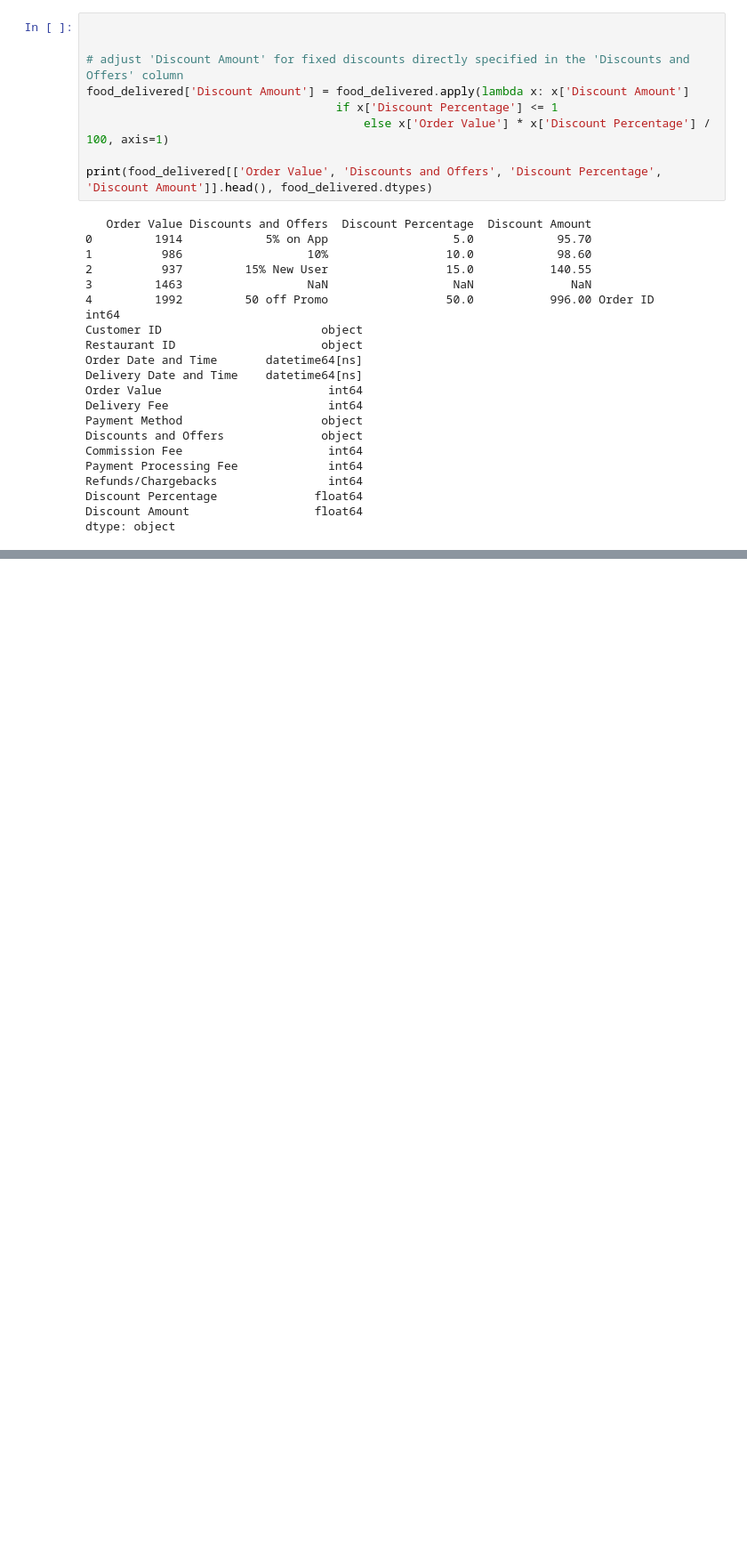
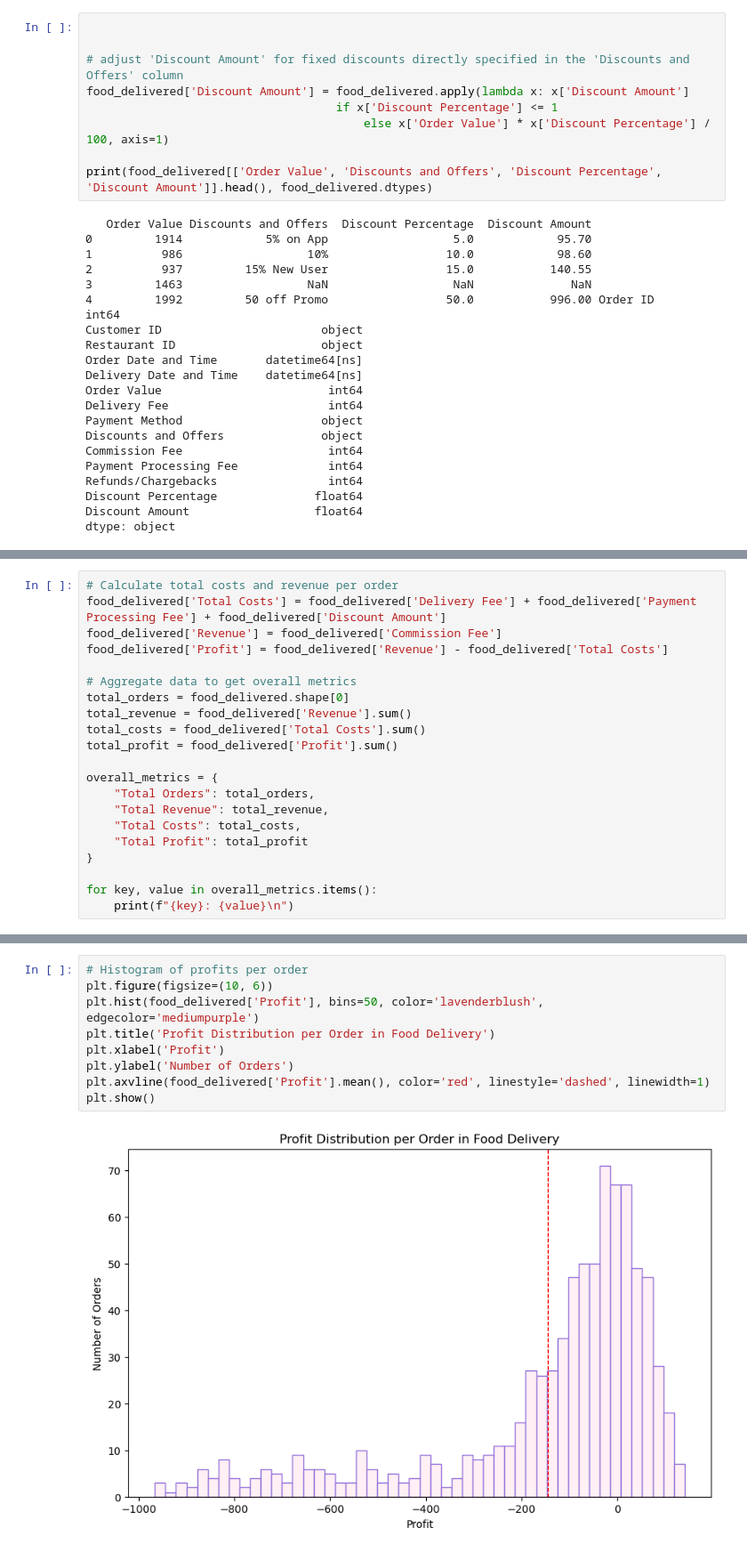
Before and after one commit to andreasoledadguerra/FirstAppliedProjects, a Jupyter notebook: Untitled-1.ipynb, the cells around one changed output, grey strips where cells are left out. Shown at 89% size. Drawn from its saved outputs; the diff is of its cells as text; blank space fills up the shorter version.

```diff
--- a/Untitled-1.ipynb
+++ b/Untitled-1.ipynb
@@ -125,0 +134,21 @@ dtype: object
+# %%
+# Calculate total costs and revenue per order
+food_delivered['Total Costs'] = food_delivered['Delivery Fee'] + food_delivered['Payment Processing Fee'] + food_delivered['Discount Amount']
+food_delivered['Revenue'] = food_delivered['Commission Fee']
+food_delivered['Profit'] = food_delivered['Revenue'] - food_delivered['Total Costs']
+
+# Aggregate data to get overall metrics
+total_orders = food_delivered.shape[0]
+total_revenue = food_delivered['Revenue'].sum()
+total_costs = food_delivered['Total Costs'].sum()
+total_profit = food_delivered['Profit'].sum()
+
+overall_metrics = {
+    "Total Orders": total_orders,
+    "Total Revenue": total_revenue,
+    "Total Costs": total_costs,
+    "Total Profit": total_profit
+}
+
+for key, value in overall_metrics.items():
+    print(f"{key}: {value}\n")
@@ -125,0 +171,11 @@ dtype: object
+# %%
+# Histogram of profits per order
+plt.figure(figsize=(10, 6))
+plt.hist(food_delivered['Profit'], bins=50, color='lavenderblush', edgecolor='mediumpurple')
+plt.title('Profit Distribution per Order in Food Delivery')
+plt.xlabel('Profit')
+plt.ylabel('Number of Orders')
+plt.axvline(food_delivered['Profit'].mean(), color='red', linestyle='dashed', linewidth=1)
+plt.show()
+# %% [output]
+[figure, added]
```
Also changed, not shown: parts of 6 cells of this notebook.
